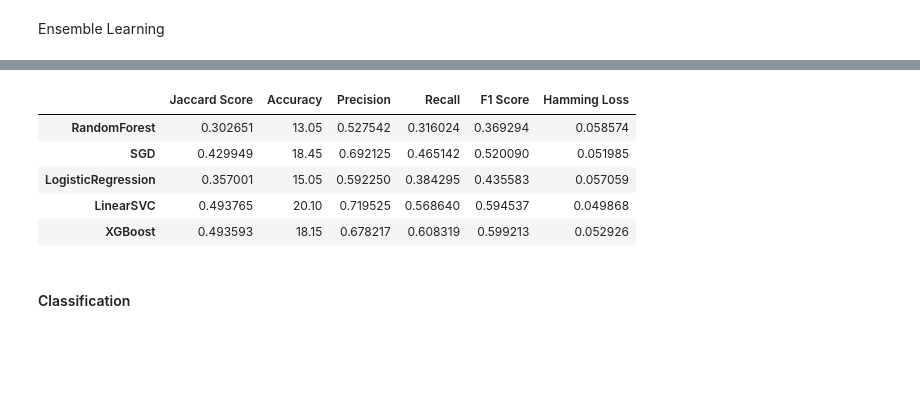
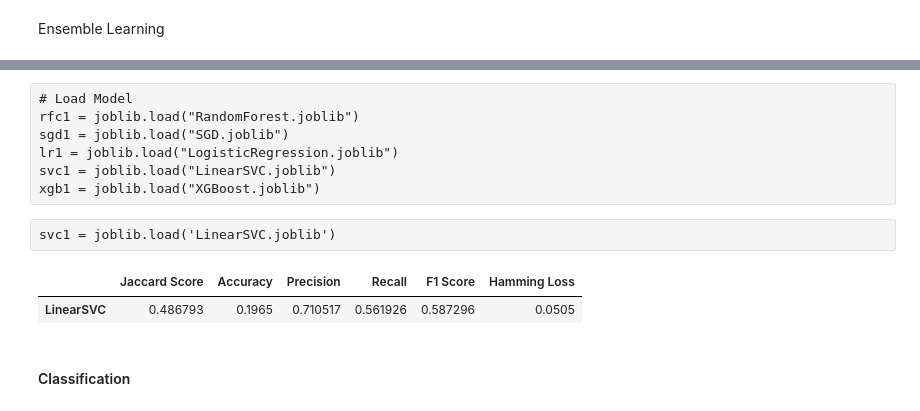
Before and after one commit to RiturajRaman15/React, a Jupyter notebook: ModelTraining.ipynb, the cells around one changed output, grey strips where cells are left out. Saved outputs shown, nothing was run; the diff lists cells and outputs as text; code cells hidden in the pictures; blank space fills up the shorter version.

```diff
--- a/ModelTraining.ipynb
+++ b/ModelTraining.ipynb
@@ -123,5 +159,6 @@ Total Words Count:  934603
 # %%
-dataset['PRACTICE/AREA'] = dataset['PRACTICE/AREA'].str.split('|')
-dataset['SL/SUB-AREA'] = dataset['SL/SUB-AREA'].str.split('|')
-dataset.head()
+y_train_1 = y_train_1.str.split("|")
+y_test_1 = y_test_1.str.split("|")
+
+y_train_1.head()
 # %% [output]
@@ -134,7 +171,9 @@ dataset.head()
 # %%
 mlb = MultiLabelBinarizer()
-binarizedLabels1 = mlb.fit_transform(dataset['PRACTICE/AREA'])
-binarizedLabels1 = pd.DataFrame(binarizedLabels1, columns=mlb.classes_)
-binarizedLabels1.head()
+y_train_1 = mlb.fit_transform(y_train_1)
+y_test_1 = mlb.fit_transform(y_test_1)
+y_train_1 = pd.DataFrame(y_train_1, columns=mlb.classes_)
+y_test_1 = pd.DataFrame(y_test_1, columns=mlb.classes_)
+y_train_1.head()
 # %% [output]
 |  | Advanced Electronics | Aerospace & Defense | Agriculture | Automotive | Banking | Basic Materials | ... |
@@ -173,6 +198,3 @@ Train Test Split
-# %%
-X_train_1, X_test_1, y_train_1, y_test_1 = train_test_split(dataset['SUMMARY'], binarizedLabels1, test_size=0.1,
-                                                            random_state=41)
 # %% [markdown]
 Text Vectorization
 # %%
@@ -227,42 +249,55 @@ def jaccard_scr(y_true, y_pred, average_option='samples'):
     return jaccard_score(y_true, y_pred, average=average_option)
+# %% [raw]
+# Load Model
+rfc1 = joblib.load("RandomForest.joblib")
+sgd1 = joblib.load("SGD.joblib")
+lr1 = joblib.load("LogisticRegression.joblib")
+svc1 = joblib.load("LinearSVC.joblib")
+xgb1 = joblib.load("XGBoost.joblib")
+# %% [raw]
+svc1 = joblib.load('LinearSVC.joblib')
 # %%
 models = [
-    ('RandomForest', rfc1),
-    ('SGD', sgd1),
-    ('LogisticRegression', lr1),
-    ('LinearSVC', svc1),
-    ('XGBoost', xgb1),
+    # ("RandomForest", rfc1),
+    # ("SGD", sgd1),
+    # ("LogisticRegression", lr1),
+    ("LinearSVC", svc1),
+    # ("XGBoost", xgb1),
     # ('VotingClassifier', ovr_voting_1)
 ]
 
 model_comparison = {}
 
 for model_name, model in models:
     predictions = model.predict(X_test_tfidf_1)
 
     accuracy = accuracy_score(y_test_1, predictions)
-    precision = precision_score(y_test_1, predictions, average='samples', zero_division=0)
-    recall = recall_score(y_test_1, predictions, average='samples', zero_division=0)
-    f1 = f1_score(y_test_1, predictions, average='samples', zero_division=0)
+    precision = precision_score(
+        y_test_1, predictions, average="samples", zero_division=0
+    )
+    recall = recall_score(y_test_1, predictions, average="samples", zero_division=0)
+    f1 = f1_score(y_test_1, predictions, average="samples", zero_division=0)
     hamming_loss_value = hamming_loss(y_test_1, predictions)
 
     jaccard = jaccard_scr(y_test_1, predictions)
 
-    model_comparison[model_name] = {'Jaccard Score': jaccard, 'Accuracy': accuracy * 100, 'Precision': precision,
-                                    'Recall': recall, 'F1 Score': f1, 'Hamming Loss': hamming_loss_value}
+    model_comparison[model_name] = {
+        "Jaccard Score": jaccard,
+        "Accuracy": accuracy,
+        "Precision": precision,
+        "Recall": recall,
+        "F1 Score": f1,
+        "Hamming Loss": hamming_loss_value,
+    }
 
-    joblib.dump(model, model_name + '.joblib')
+    joblib.dump(model, model_name + ".joblib")
 
-model_scores = pd.DataFrame.from_dict(model_comparison, orient='index')
+model_scores = pd.DataFrame.from_dict(model_comparison, orient="index")
 
 model_scores
 # %% [output]
 |  | Jaccard Score | Accuracy | Precision | Recall | F1 Score | Hamming Loss |
-| RandomForest | 0.302651 | 13.05 | 0.527542 | 0.316024 | 0.369294 | 0.058574 |
-| SGD | 0.429949 | 18.45 | 0.692125 | 0.465142 | 0.520090 | 0.051985 |
-| LogisticRegression | 0.357001 | 15.05 | 0.592250 | 0.384295 | 0.435583 | 0.057059 |
-| LinearSVC | 0.493765 | 20.10 | 0.719525 | 0.568640 | 0.594537 | 0.049868 |
-| XGBoost | 0.493593 | 18.15 | 0.678217 | 0.608319 | 0.599213 | 0.052926 |
+| LinearSVC | 0.486793 | 0.1965 | 0.710517 | 0.561926 | 0.587296 | 0.0505 |
 # %% [markdown]
 #### Classification
 # %%
```
Also changed, not shown: parts of 92 cells of this notebook.
